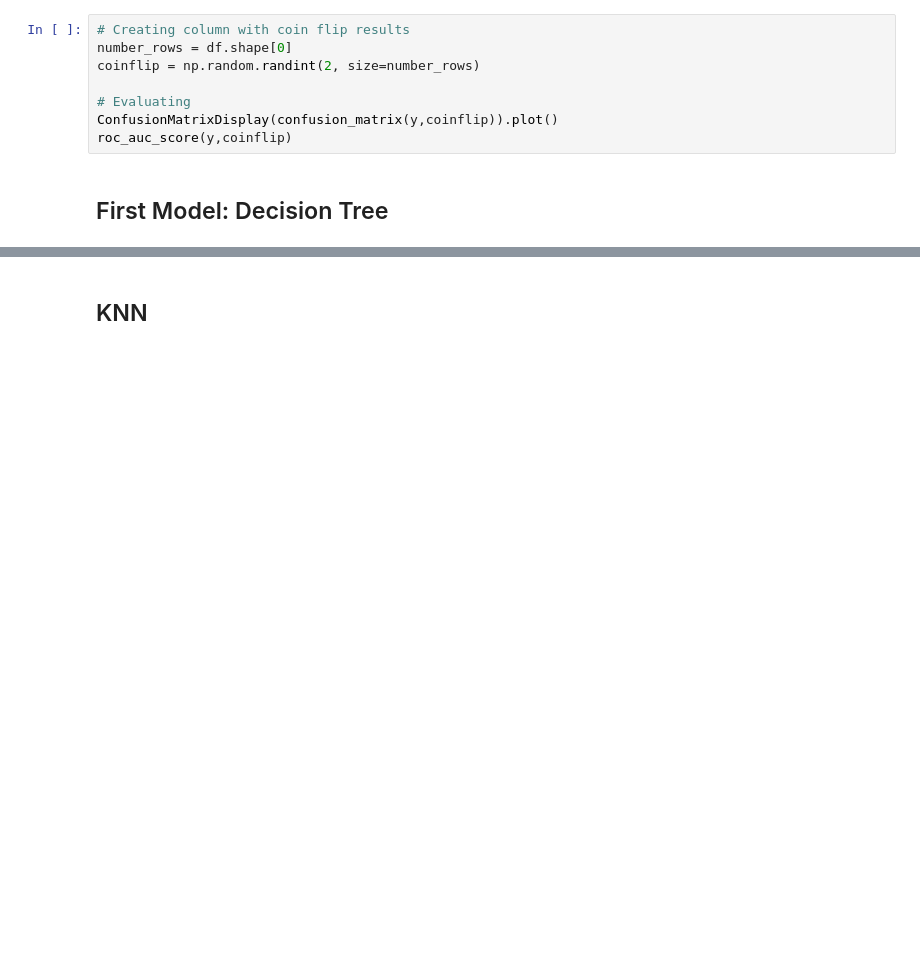
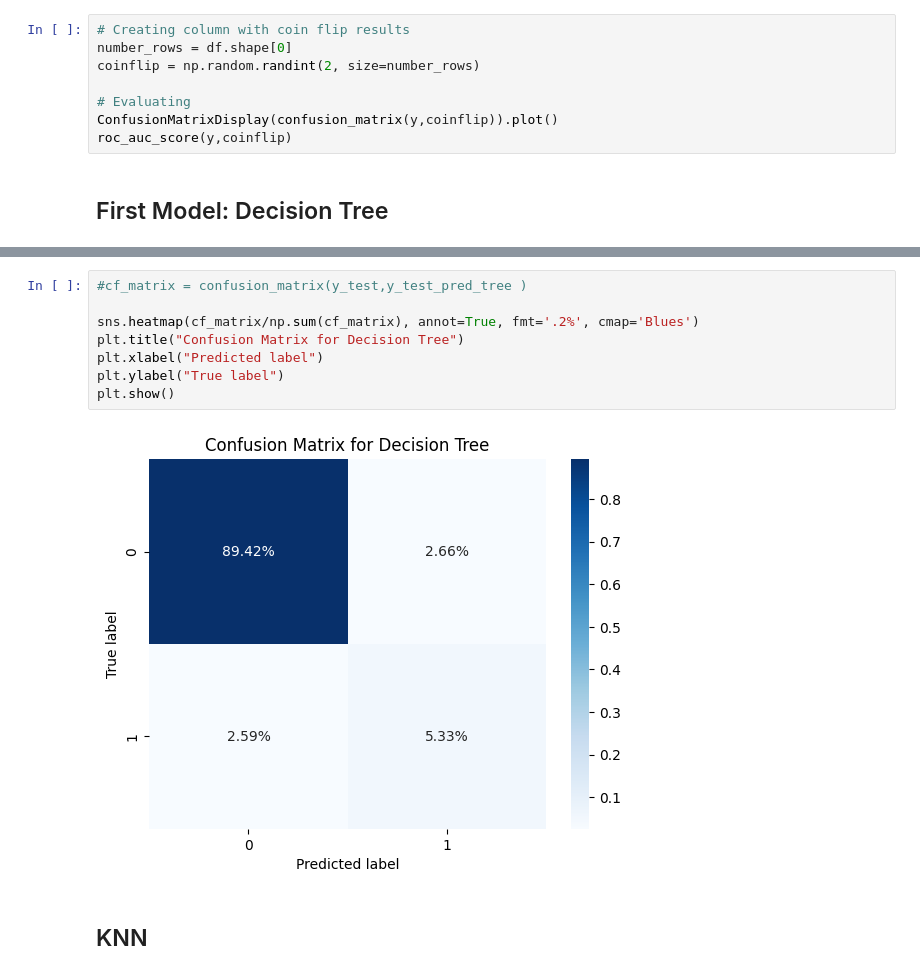
Before and after one commit to jottemka/ml_project_neuefische, a Jupyter notebook: EDA-and-modeling_jakob.ipynb, the cells around one changed output, grey strips where cells are left out. Cells and saved outputs as stored; diff of their text form; blank space fills up the shorter version.

```diff
--- a/EDA-and-modeling_jakob.ipynb
+++ b/EDA-and-modeling_jakob.ipynb
@@ -152,3 +160,13 @@ roc_auc_score(y_test,y_test_pred_tree), f1_score(y_test,y_test_pred_tree)
+# %%
+#cf_matrix = confusion_matrix(y_test,y_test_pred_tree )
+
+sns.heatmap(cf_matrix/np.sum(cf_matrix), annot=True, fmt='.2%', cmap='Blues')
+plt.title("Confusion Matrix for Decision Tree")
+plt.xlabel("Predicted label")
+plt.ylabel("True label")
+plt.show()
+# %% [output]
+[figure, added]
 # %% [markdown]
 ## KNN
 # %%
```
Also changed, not shown: parts of 4 cells of this notebook, 6 other files.
